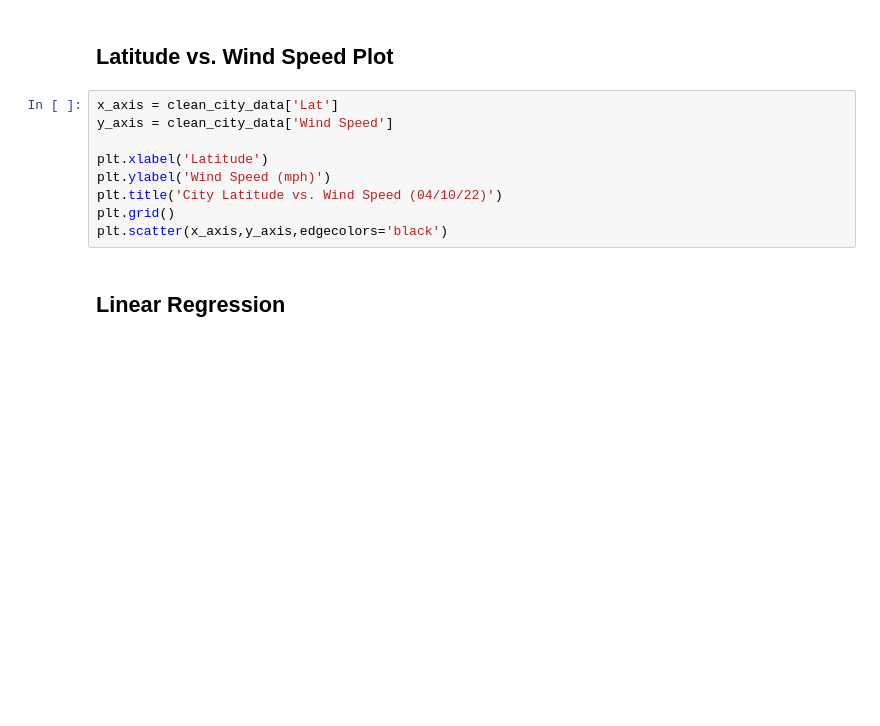
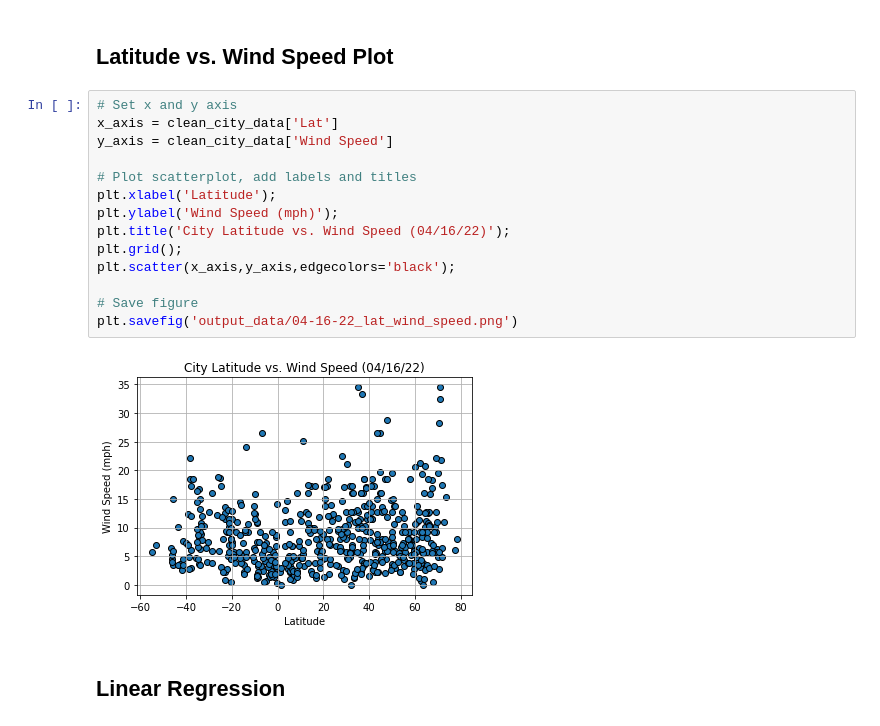
Before and after one commit to ellengrove/python-api-challenge, a Jupyter notebook: WeatherPy/WeatherPy.ipynb, the cells around one changed output. Cells and saved outputs as stored; diff of their text form; blank space fills up the shorter version.

```diff
--- a/WeatherPy/WeatherPy.ipynb
+++ b/WeatherPy/WeatherPy.ipynb
@@ -182,14 +265,21 @@ plt.scatter(x_axis,y_axis,edgecolors='black')
 # %% [markdown]
 ## Latitude vs. Wind Speed Plot
 # %%
+# Set x and y axis
 x_axis = clean_city_data['Lat']
 y_axis = clean_city_data['Wind Speed']
 
-plt.xlabel('Latitude')
-plt.ylabel('Wind Speed (mph)')
-plt.title('City Latitude vs. Wind Speed (04/10/22)')
-plt.grid()
-plt.scatter(x_axis,y_axis,edgecolors='black')
+# Plot scatterplot, add labels and titles
+plt.xlabel('Latitude');
+plt.ylabel('Wind Speed (mph)');
+plt.title('City Latitude vs. Wind Speed (04/16/22)');
+plt.grid();
+plt.scatter(x_axis,y_axis,edgecolors='black');
+
+# Save figure
+plt.savefig('output_data/04-16-22_lat_wind_speed.png')
+# %% [output]
+[figure, added]
 # %% [markdown]
 ## Linear Regression
 # %% [markdown]
```
Also changed, not shown: parts of 25 cells of this notebook, 14 other files.
